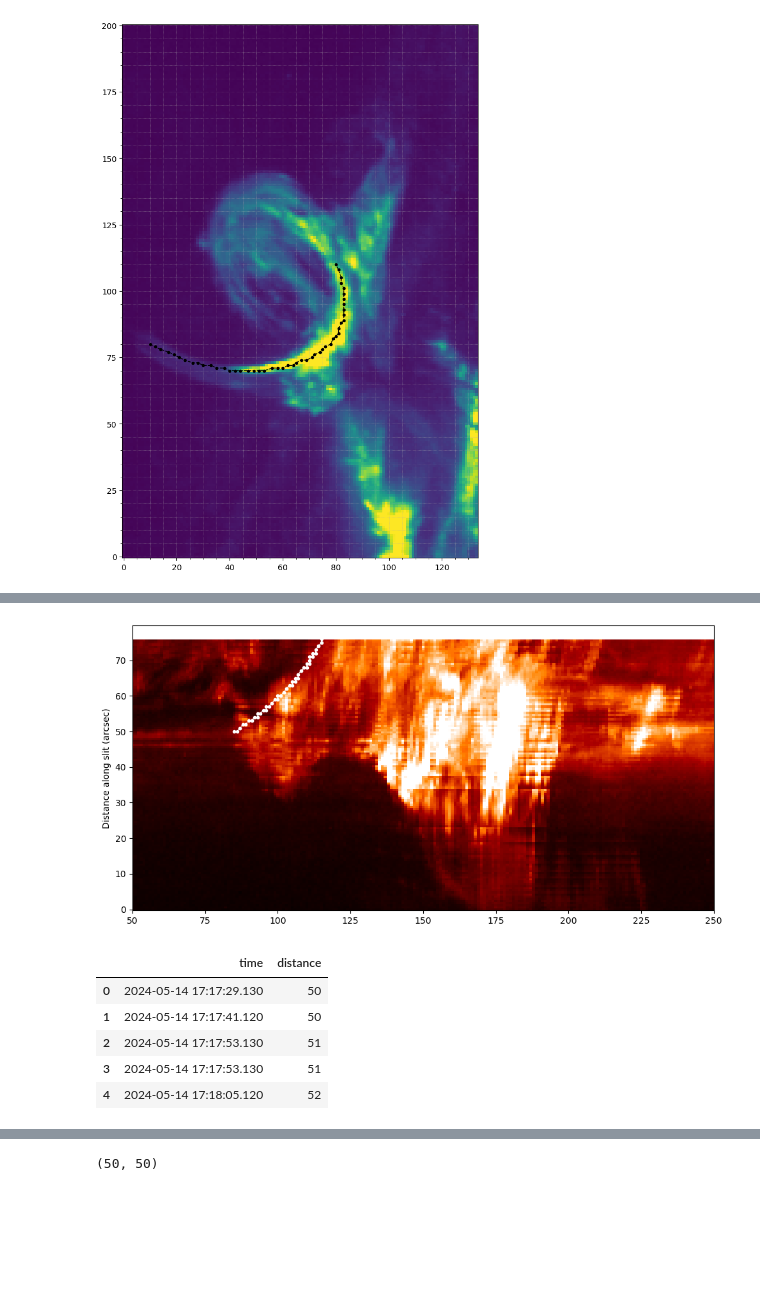
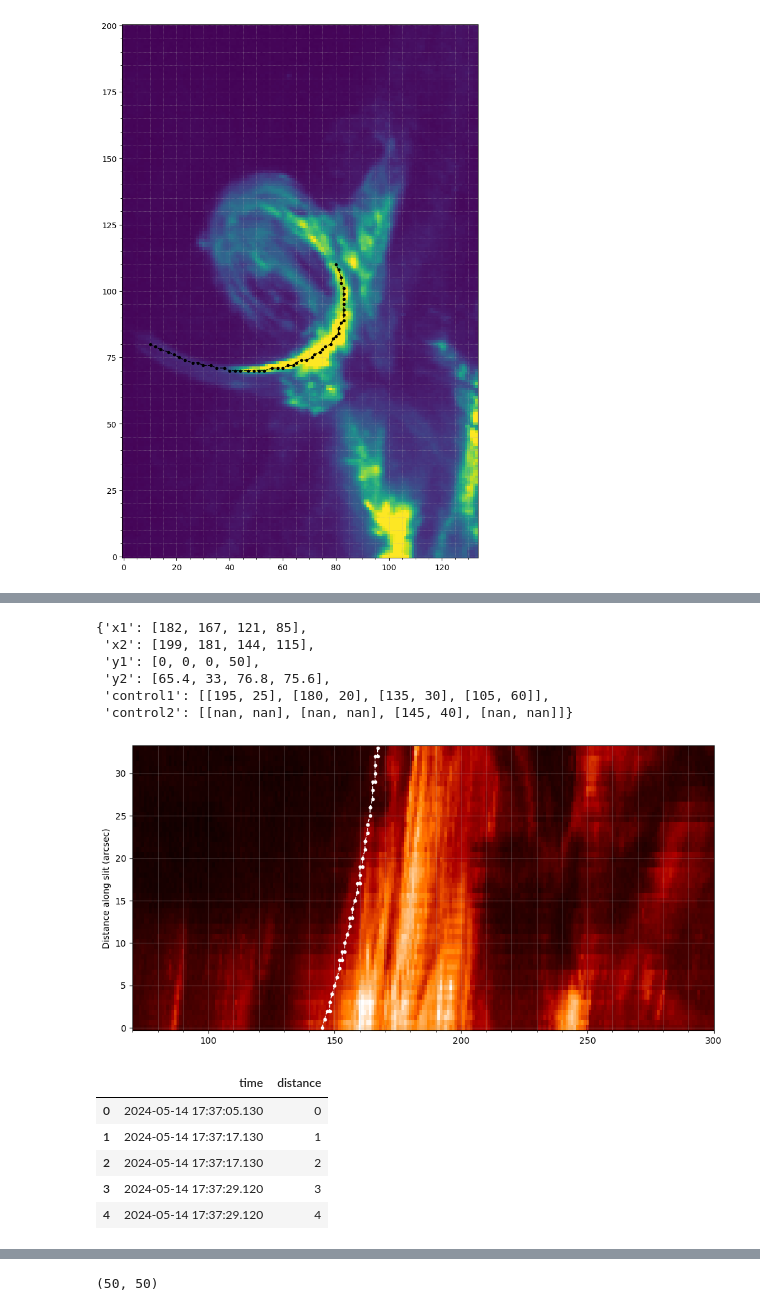
Before and after one commit to MohamedNedal/dias_work, a Jupyter notebook: jplot_tornado.ipynb, the cells around one changed output, grey strips where cells are left out. Saved outputs shown, nothing was run; the diff lists cells and outputs as text; code cells hidden in the pictures; blank space fills up the shorter version.

```diff
--- a/jplot_tornado.ipynb
+++ b/jplot_tornado.ipynb
@@ -1115,10 +1126,10 @@ jplots = {
 }
 
 fit_line_coords = {
-    'x1': [85,
-    'y1': [50,
-    'x2': [115,
-    'y2': [75.6,
-    'control1': [ [105,60],
-    'control2': [ np.nan,
+    'x1': [85, 121, 167, 182],
+    'x2': [115, 144, 181, 199],
+    'y1': [50, 0, 0, 0],
+    'y2': [75.6, 76.8, 33, 65.4],
+    'control1': [ [105,60], [135,30], [180,20], [195,25]],
+    'control2': [ [np.nan,np.nan], [145,40], [np.nan,np.nan], [np.nan,np.nan] ]
 }
@@ -1216,26 +1237,55 @@ plt.show()
+# %%
+from matplotlib.ticker import AutoMinorLocator
+
+fit_line_coords
+# %% [output]
+{'x1': [182, 167, 121, 85],
+ 'x2': [199, 181, 144, 115],
+ 'y1': [0, 0, 0, 50],
+ 'y2': [65.4, 33, 76.8, 75.6],
+ 'control1': [[195, 25], [180, 20], [135, 30], [105, 60]],
+ 'control2': [[nan, nan], [nan, nan], [145, 40], [nan, nan]]}
 # %%
-x1 = 85
-x2 = 115
-y1 = 50
-y2 = distance[-1]
-control1 = [105, 60]
+i = 1
+# x1 = fit_line_coords['x1'][i]
+# x2 = fit_line_coords['x2'][i]
+# y1 = fit_line_coords['y1'][i]
+# y2 = fit_line_coords['y2'][i]
+# control1 = fit_line_coords['control1'][i]
+# control2 = fit_line_coords['control2'][i]
+
+x1 = 145
+x2 = 167
+y1 = fit_line_coords['y1'][i]
+y2 = fit_line_coords['y2'][i]
+control1 = [161, 15]
+control2 = fit_line_coords['control2'][i]
 
 fig, ax = plt.subplots(figsize=[10,5])
-ax.pcolormesh(np.arange(concatenated_array.shape[1]),
-              distance,
-              concatenated_array,
+# ax.pcolormesh(np.arange(concatenated_array.shape[1]),
+#               distance,
+#               concatenated_array,
+#               norm=ImageNormalize(vmin=0, vmax=400, stretch=AsinhStretch()),
+#               cmap=sdoaia304
+#              )
+ax.pcolormesh(np.arange(jplots[f'data_s{i+1}'][0].shape[1]),
+              jplots[f'dist_s{i+1}'],
+              jplots[f'data_s{i+1}'][0],
               norm=ImageNormalize(vmin=0, vmax=400, stretch=AsinhStretch()),
               cmap=sdoaia304
              )
-_, x_coords, y_coords = myfuncs.extract_bezier_values(concatenated_array, x1, y1, x2, y2, [control1], n=2)
-ax.plot(x_coords, y_coords, 'wo--', linewidth=1, markersize=3)
 
+# _, xfit_coords, yfit_coords = myfuncs.extract_bezier_values(concatenated_array, x1, y1, x2, y2, [control1, control2], n=3)
+_, xfit_coords, yfit_coords = myfuncs.extract_bezier_values(jplots[f'data_s{i+1}'][0], x1, y1, x2, y2, [control1, control2], n=3)
+ax.plot(xfit_coords, yfit_coords, 'wo--', linewidth=1, markersize=3)
 ax.set_ylabel('Distance along slit (arcsec)')
-ax.set_xlim(left=50, right=250)
+ax.set_xlim(left=70, right=300)
+ax.xaxis.set_minor_locator(AutoMinorLocator(n=5))
+ax.grid(which='both', alpha=0.3)
 fig.tight_layout()
 plt.show()
 # %% [output]
-[figure, old version]
+[figure, new version]
 # %%
 # x1 = 167
 # x2 = 182
@@ -1258,17 +1308,17 @@ plt.show()
 # fig.tight_layout()
 # plt.show()
 # %%
-df = pd.DataFrame({'time': np.array(time_array)[x_coords],
-                   'distance': y_coords
+df = pd.DataFrame({'time': np.array(time_array)[xfit_coords],
+                   'distance': yfit_coords
                   })
 df.head()
 # %% [output]
 |  | time | distance |
-| 0 | 2024-05-14 17:17:29.130 | 50 |
-| 1 | 2024-05-14 17:17:41.120 | 50 |
-| 2 | 2024-05-14 17:17:53.130 | 51 |
-| 3 | 2024-05-14 17:17:53.130 | 51 |
-| 4 | 2024-05-14 17:18:05.120 | 52 |
+| 0 | 2024-05-14 17:37:05.130 | 0 |
+| 1 | 2024-05-14 17:37:17.130 | 1 |
+| 2 | 2024-05-14 17:37:17.130 | 2 |
+| 3 | 2024-05-14 17:37:29.120 | 3 |
+| 4 | 2024-05-14 17:37:29.120 | 4 |
 # %%
 # get the radius of the solar disk
 sol_rad = const.equatorial_radius.to(u.km)
```
Also changed, not shown: parts of 41 cells of this notebook.
